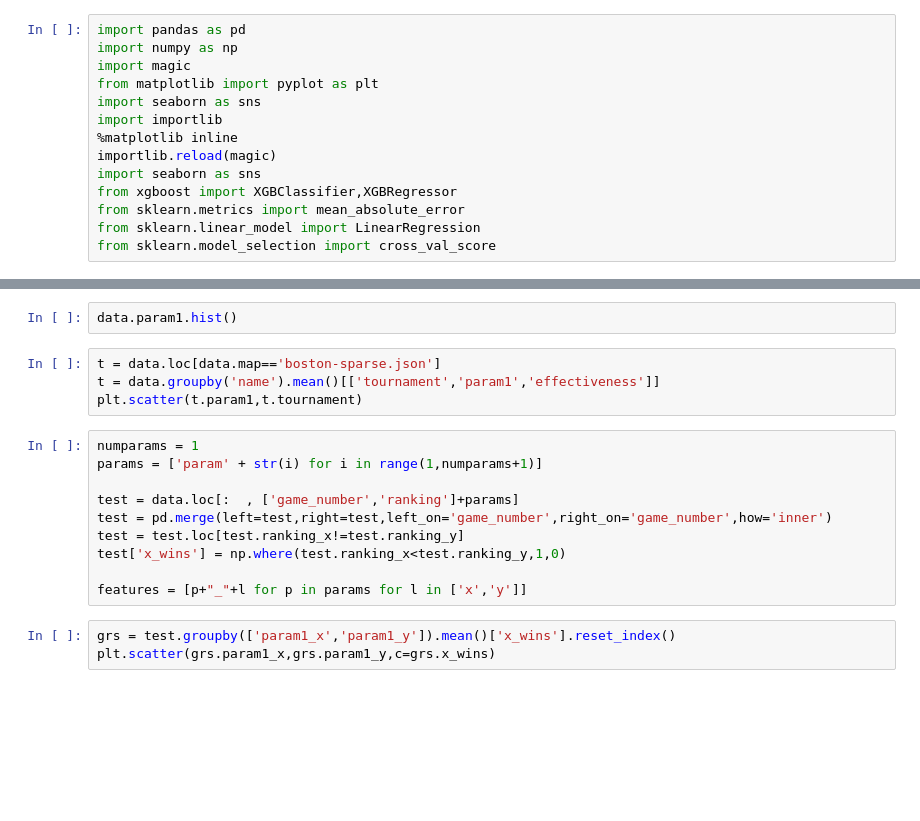
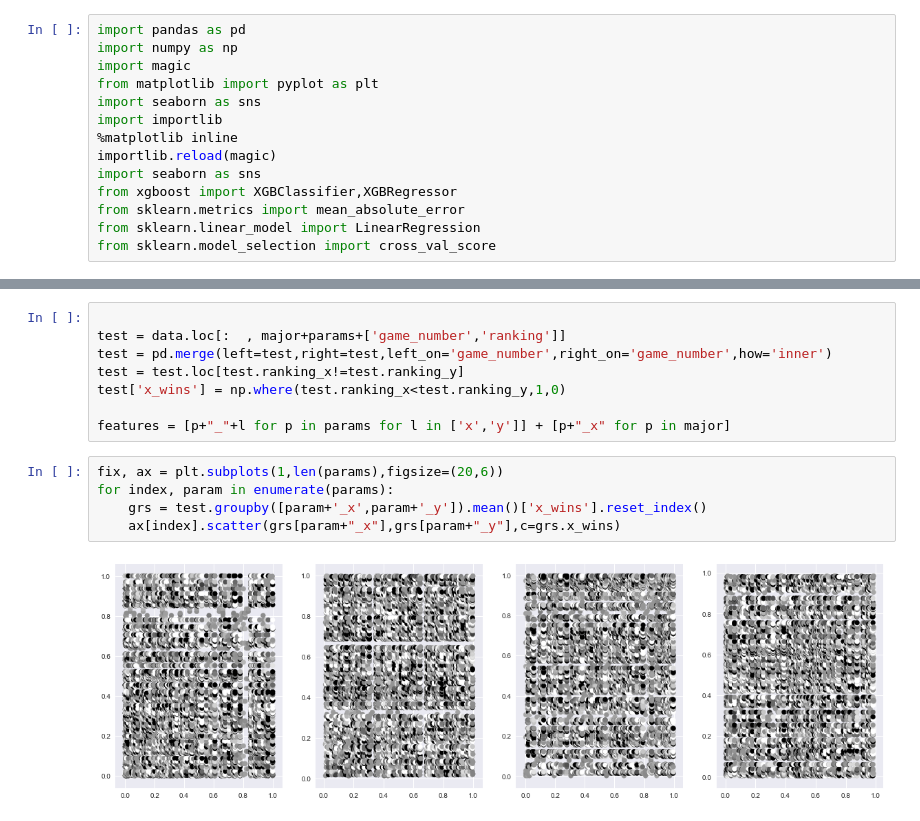
Before and after one commit to kontur-contests/icfpc2017-kontur-ru, a Jupyter notebook: python/Tunning.ipynb, the cells around one changed output, grey strips where cells are left out. Cells and saved outputs as stored; diff of their text form; blank space fills up the shorter version.

```diff
--- a/python/Tunning.ipynb
+++ b/python/Tunning.ipynb
@@ -46,22 +52,18 @@ print(cross_val_score( model, data[major+params], data.effectiveness, scoring='n
-# %%
-data.param1.hist()
-# %%
-t = data.loc[data.map=='boston-sparse.json']
-t = data.groupby('name').mean()[['tournament','param1','effectiveness']]
-plt.scatter(t.param1,t.tournament)
 # %%
-numparams = 1
-params = ['param' + str(i) for i in range(1,numparams+1)]
 
-test = data.loc[:  , ['game_number','ranking']+params]
+test = data.loc[:  , major+params+['game_number','ranking']]
 test = pd.merge(left=test,right=test,left_on='game_number',right_on='game_number',how='inner')
 test = test.loc[test.ranking_x!=test.ranking_y]
 test['x_wins'] = np.where(test.ranking_x<test.ranking_y,1,0)
 
-features = [p+"_"+l for p in params for l in ['x','y']]
+features = [p+"_"+l for p in params for l in ['x','y']] + [p+"_x" for p in major]
-# %%
-grs = test.groupby(['param1_x','param1_y']).mean()['x_wins'].reset_index()
-plt.scatter(grs.param1_x,grs.param1_y,c=grs.x_wins)
+# %%
+fix, ax = plt.subplots(1,len(params),figsize=(20,6))
+for index, param in enumerate(params):
+    grs = test.groupby([param+'_x',param+'_y']).mean()['x_wins'].reset_index()
+    ax[index].scatter(grs[param+"_x"],grs[param+"_y"],c=grs.x_wins)
+# %% [output]
+[figure, added]
 # %%
 model = XGBClassifier()
 model.fit(test[features],test.x_wins)
```
Also changed, not shown: parts of 8 cells of this notebook, 6 other files.
